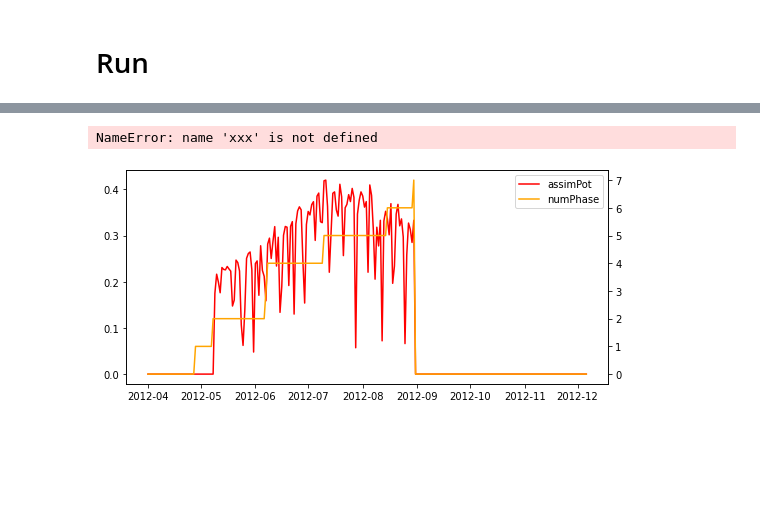
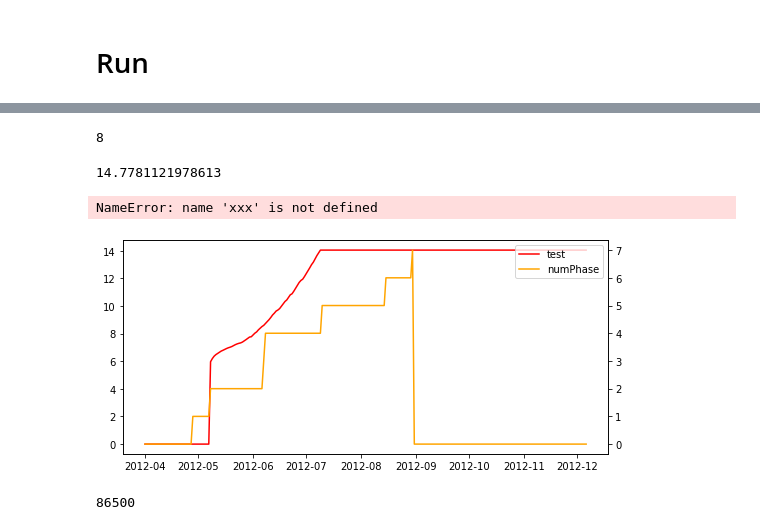
Before and after one commit to SARRA-cropmodels/SARRA-Py, a Jupyter notebook: notebooks/SARRA-Py_42.ipynb, the cells around one changed output, grey strips where cells are left out. Cells and saved outputs as stored; diff of their text form; code cells hidden in the pictures; blank space fills up the shorter version.

```diff
--- a/notebooks/SARRA-Py_42.ipynb
+++ b/notebooks/SARRA-Py_42.ipynb
@@ -94,15 +94,15 @@ paramVariete = {
                 "AGauss":1,
 
                 #pas dans les params sarra-h
-                "kTempMaint":25,
-                "slaBVP":0.003,
-                "slaRPR":0.003,
-                "KpenteSla":1,
-                "kBaseLaiDev":0.2,
-                "kPenteLaiDev":0.5,
+                # "kTempMaint":25, #remplacé par tempmaint
+                # "slaBVP":0.003, #remplacé par slamin
+                # "slaRPR":0.003, #remplacé par slamax
+                # "KpenteSla":1, #remplacé par slaPente
+                # "kBaseLaiDev":0.2, #remplacé par feuilAeroBase
+                # "kPenteLaiDev":0.5, # remplacé par feuilAeroPente
                 }
 
-if paramVariete["kBaseLaiDev"] == 0.1 :
+if paramVariete["feuilAeroBase"] == 0.1 :
     raise exception()
 
 
@@ -163,7 +163,7 @@ paramTypeSol = {
 
                 }
 
-paramVariete["txConversion"] = paramVariete["NIYo"] + paramVariete["NIp"] * (1-np.exp(-paramVariete["NIp"] * paramITK["NI"])) - (np.exp(-0.5*((paramITK["NI"] - paramVariete["LGauss"])/paramVariete["AGauss"])* (paramITK["NI"]- paramVariete["LGauss"])/paramVariete["AGauss"]))/(paramVariete["AGauss"]*2.506628274631)
+# paramVariete["txConversion"] = paramVariete["NIYo"] + paramVariete["NIp"] * (1-np.exp(-paramVariete["NIp"] * paramITK["NI"])) - (np.exp(-0.5*((paramITK["NI"] - paramVariete["LGauss"])/paramVariete["AGauss"])* (paramITK["NI"]- paramVariete["LGauss"])/paramVariete["AGauss"]))/(paramVariete["AGauss"]*2.506628274631)
 
 
 # ruRac = paramTypeSol["ru"] * paramITK["profRacIni"] / 1000 # alt name rRac
@@ -365,3 +365,11 @@ lai 3 [[0.]]
+# %%
+2**3
+# %% [output]
+8
+# %%
+2*np.exp(2)
+# %% [output]
+14.7781121978613
 # %%
 xxx
 # %% [output]
@@ -377,20 +385,26 @@ for variable in list(data) :
     except:
         pass
 # %%
-variable1="assimPot"
+data["test"] = data["biomasseFeuille"]
+
+variable1="test"
 variable2="numPhase"
 
 plt.rcParams["figure.figsize"] = [7.50, 3.50]
 plt.rcParams["figure.autolayout"] = True
 
 ax1 = plt.subplot()
 l1, = ax1.plot(df_weather["Jour"], data[variable1][0,0,:], color='red')
 
 ax2 = ax1.twinx()
 l2, = ax2.plot(df_weather["Jour"], data[variable2][0,0,:], color='orange')
 
 plt.legend([l1, l2], [variable1, variable2])
 plt.xticks(rotation=45)
 plt.show()
 # %% [output]
-[figure, old version]
+[figure, new version]
+# %%
+paramITK["densite"]
+# %% [output]
+86500
```
Also changed, not shown: parts of 1 cell of this notebook, 1 other file.
